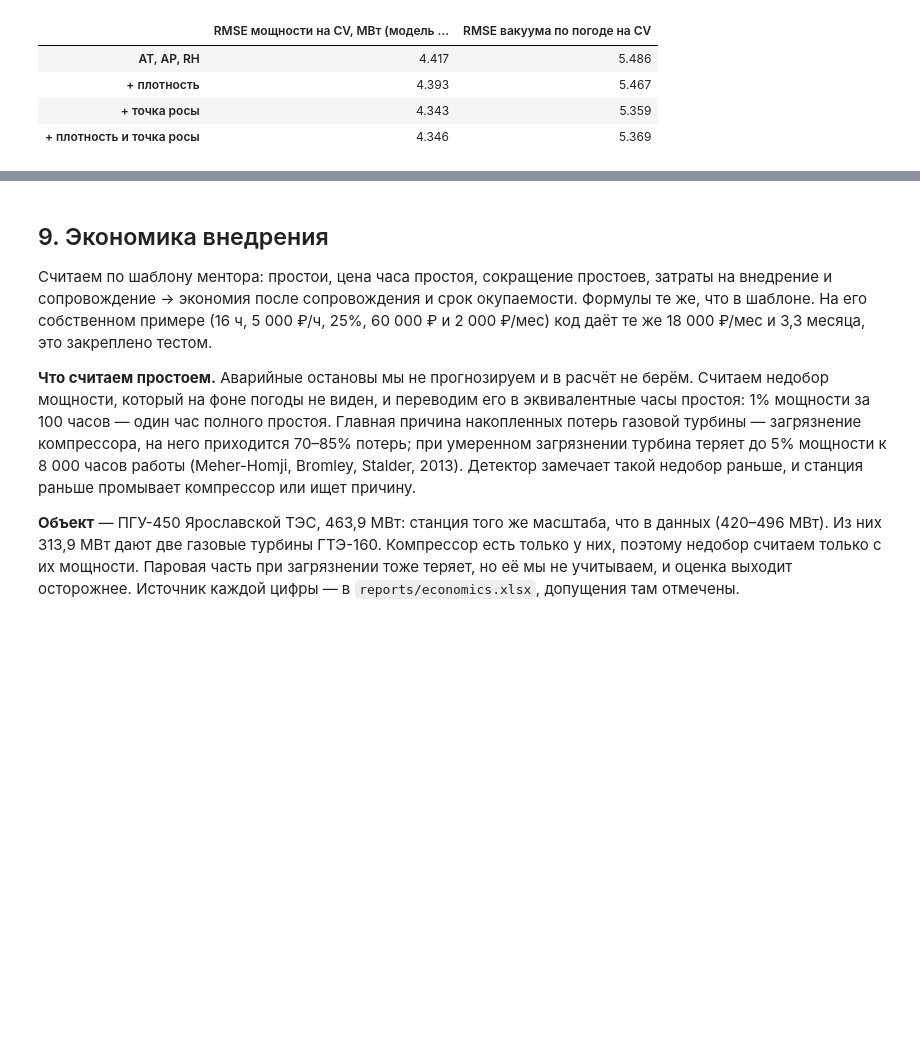
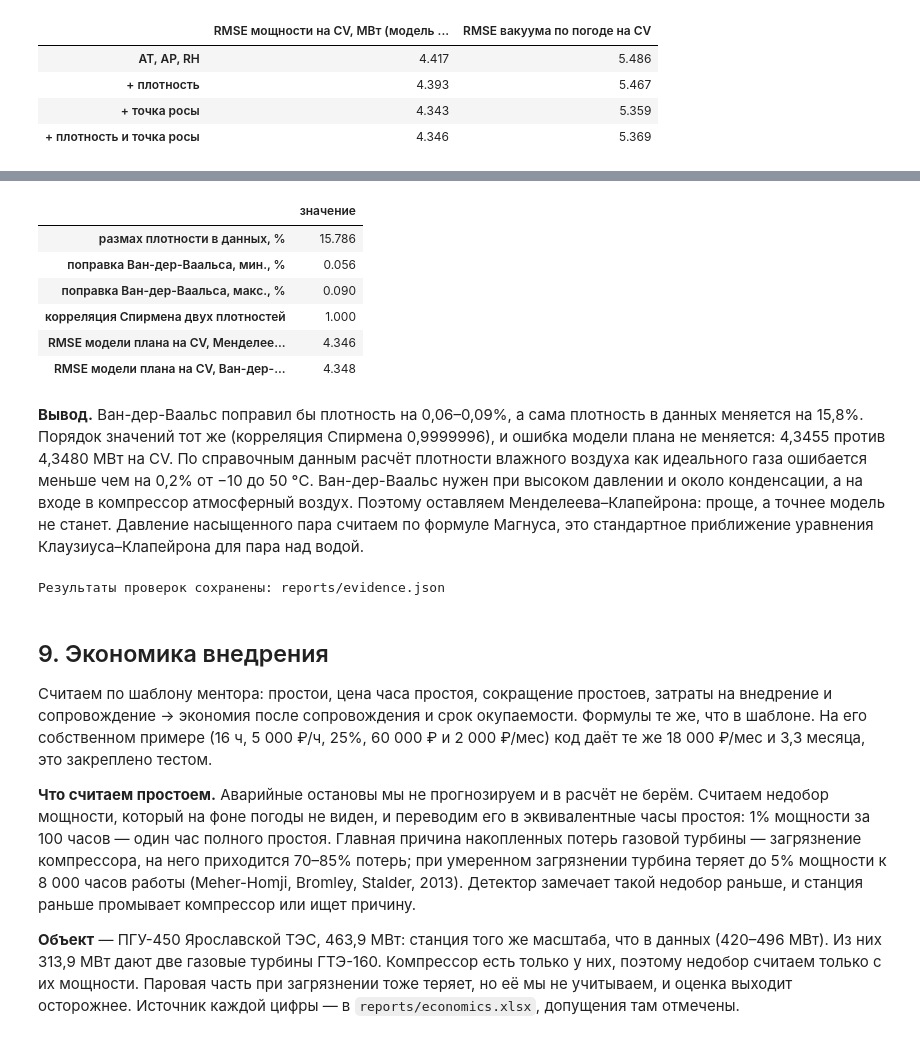
Before and after one commit to eFoggye/etalon-pgu, a Jupyter notebook: notebooks/research.ipynb, the cells around one changed output, grey strips where cells are left out. Cells and saved outputs as stored; diff of their text form; code cells hidden in the pictures; blank space fills up the shorter version.

Commit message:
Проверка уравнения состояния воздуха, оговорки по детектору и цене, новые ответы жюри

```diff
--- a/notebooks/research.ipynb
+++ b/notebooks/research.ipynb
@@ -978,3 +979,59 @@ print("Результаты проверок сохранены: reports/evidenc
+# %%
+from scipy import stats
+
+from powerplant.features import air_density_van_der_waals
+
+ideal_all = air_density(df["AT"], df["AP"], df["RH"])
+real_all = air_density_van_der_waals(df["AT"], df["AP"], df["RH"])
+correction = (real_all / ideal_all - 1) * 100
+
+
+def plan_cv_rmse(density_formula) -> float:
+    frame = train[P].assign(density=density_formula(train["AT"], train["AP"], train["RH"]),
+                            dew_point=dew_point(train["AT"], train["RH"]))
+    prediction = cross_val_predict(clone(plan_base), frame, train["PE"], cv=physics_folds)
+    return float(np.sqrt(np.mean((train["PE"].to_numpy() - prediction) ** 2)))
+
+
+eos = {
+    "density_range_pct": float((ideal_all.max() / ideal_all.min() - 1) * 100),
+    "correction_min_pct": float(correction.min()),
+    "correction_max_pct": float(correction.max()),
+    "spearman": float(stats.spearmanr(ideal_all, real_all).statistic),
+    "cv_rmse_ideal": plan_cv_rmse(air_density),
+    "cv_rmse_vdw": plan_cv_rmse(air_density_van_der_waals),
+}
+evidence["equation_of_state"] = eos
+display(pd.DataFrame({"значение": {
+    "размах плотности в данных, %": eos["density_range_pct"],
+    "поправка Ван-дер-Ваальса, мин., %": eos["correction_min_pct"],
+    "поправка Ван-дер-Ваальса, макс., %": eos["correction_max_pct"],
+    "корреляция Спирмена двух плотностей": eos["spearman"],
+    "RMSE модели плана на CV, Менделеев–Клапейрон": eos["cv_rmse_ideal"],
+    "RMSE модели плана на CV, Ван-дер-Ваальс": eos["cv_rmse_vdw"],
+}}).round(7))
+display(Markdown(
+    f"**Вывод.** Ван-дер-Ваальс поправил бы плотность на {ru(eos['correction_min_pct'], 2)}–"
+    f"{ru(eos['correction_max_pct'], 2)}%, а сама плотность в данных меняется на {ru(eos['density_range_pct'], 1)}%. "
+    f"Порядок значений тот же (корреляция Спирмена {ru(eos['spearman'], 7)}), и ошибка модели плана не меняется: "
+    f"{ru(eos['cv_rmse_ideal'], 4)} против {ru(eos['cv_rmse_vdw'], 4)} МВт на CV. По справочным данным расчёт "
+    "плотности влажного воздуха как идеального газа ошибается меньше чем на 0,2% от −10 до 50 °C. Ван-дер-Ваальс "
+    "нужен при высоком давлении и около конденсации, а на входе в компрессор атмосферный воздух. Поэтому оставляем "
+    "Менделеева–Клапейрона: проще, а точнее модель не станет. Давление насыщенного пара считаем по формуле Магнуса, "
+    "это стандартное приближение уравнения Клаузиуса–Клапейрона для пара над водой."
+))
+(ROOT / "reports" / "evidence.json").write_text(json.dumps(evidence, ensure_ascii=False, indent=2, default=float), encoding="utf-8")
+print("Результаты проверок сохранены: reports/evidence.json")
+# %% [output]
+|  | значение |
+| размах плотности в данных, % | 15.786 |
+| поправка Ван-дер-Ваальса, мин., % | 0.056 |
+| поправка Ван-дер-Ваальса, макс., % | 0.090 |
+| корреляция Спирмена двух плотностей | 1.000 |
+| RMSE модели плана на CV, Менделее... | 4.346 |
+| RMSE модели плана на CV, Ван-дер-... | 4.348 |
+**Вывод.** Ван-дер-Ваальс поправил бы плотность на 0,06–0,09%, а сама плотность в данных меняется на 15,8%. Порядок значений тот же (корреляция Спирмена 0,9999996), и ошибка модели плана не меняется: 4,3455 против 4,3480 МВт на CV. По справочным данным расчёт плотности влажного воздуха как идеального газа ошибается меньше чем на 0,2% от −10 до 50 °C. Ван-дер-Ваальс нужен при высоком давлении и около конденсации, а на входе в компрессор атмосферный воздух. Поэтому оставляем Менделеева–Клапейрона: проще, а точнее модель не станет. Давление насыщенного пара считаем по формуле Магнуса, это стандартное приближение уравнения Клаузиуса–Клапейрона для пара над водой.
+Результаты проверок сохранены: reports/evidence.json
 # %% [markdown]
 ## 9. Экономика внедрения
 
```
Also changed, not shown: parts of 2 cells of this notebook, 7 other files.
